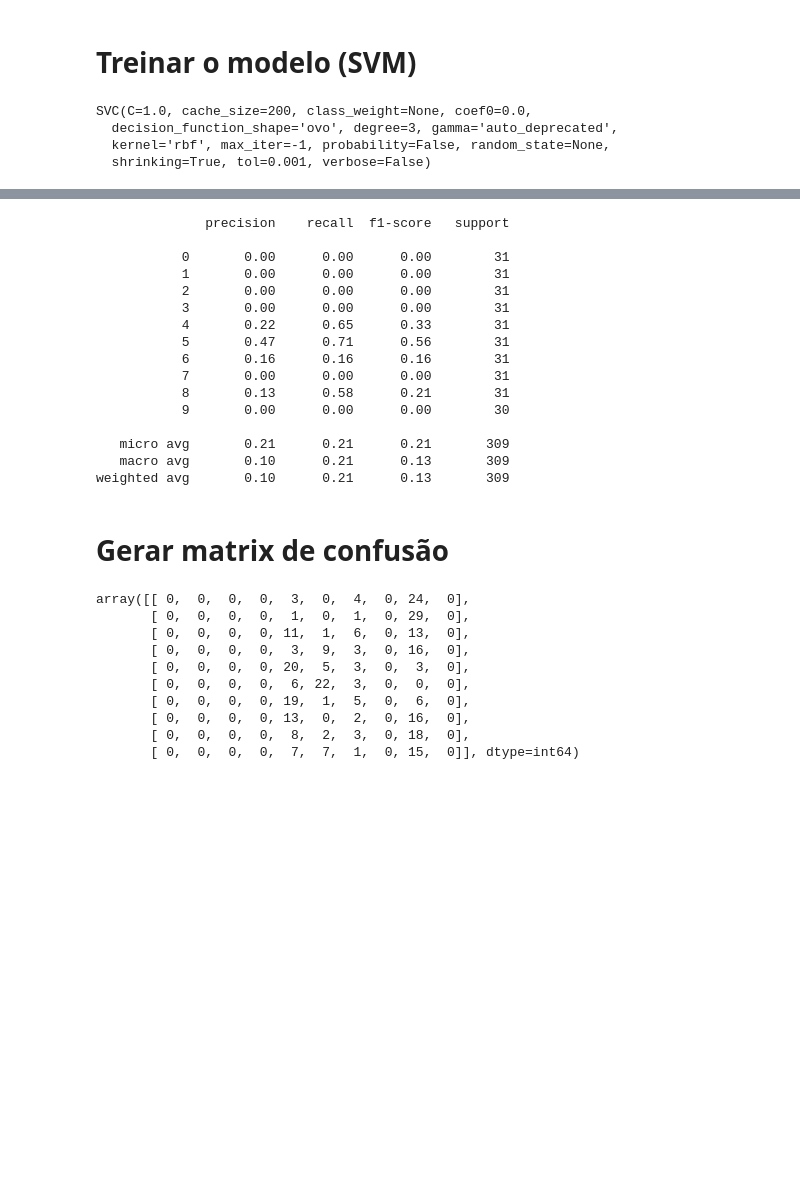
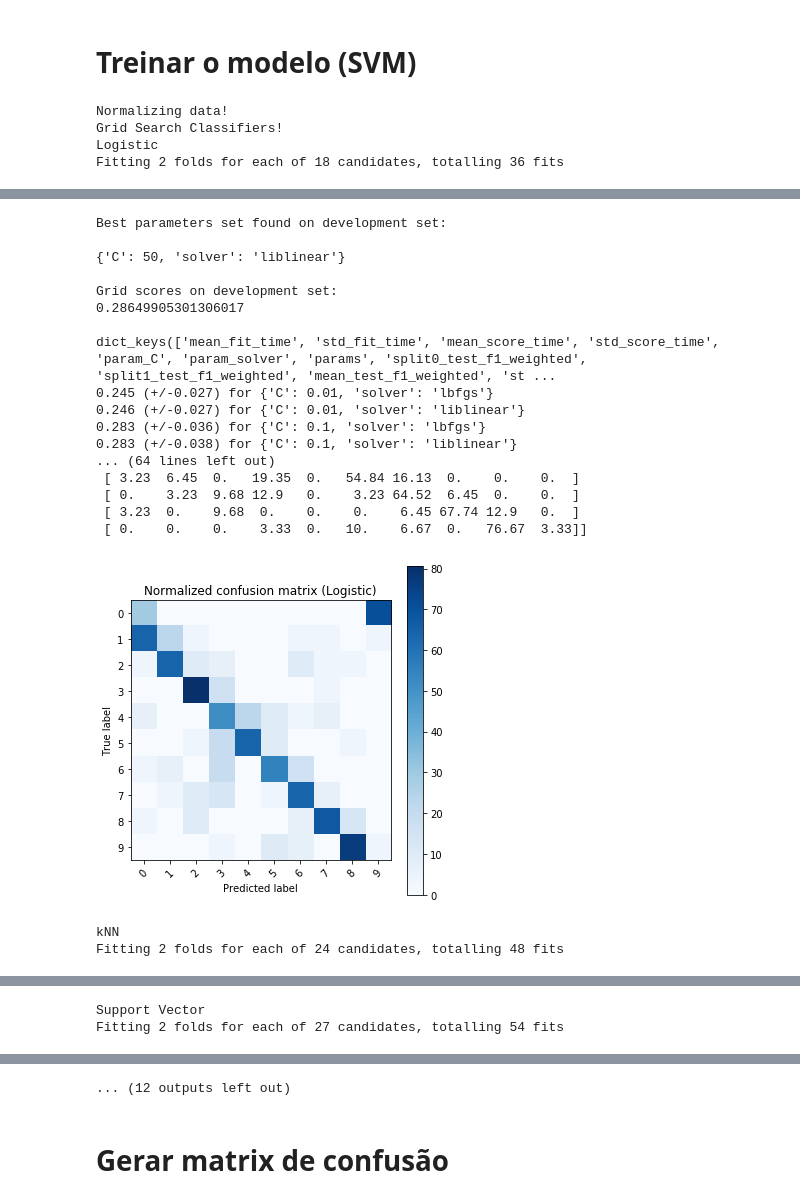
Before and after one commit to thimarcal/INF0619_SignalDigits, a Jupyter notebook: SignalLanguageDigits-DeepFeatures-ImageDataGenerator.ipynb, the cells around one changed output, grey strips where cells are left out. Drawn from its saved outputs; the diff is of its cells as text; code cells hidden in the pictures; blank space fills up the shorter version.

```diff
--- a/SignalLanguageDigits-DeepFeatures-ImageDataGenerator.ipynb
+++ b/SignalLanguageDigits-DeepFeatures-ImageDataGenerator.ipynb
@@ -156,9 +137,9 @@ val_labels = np.load(open('bottleneck_features_validation_y.npy', 'rb'))
 test_data = np.load(open('bottleneck_features_test.npy', 'rb'))
 test_labels = np.load(open('bottleneck_features_test_y.npy', 'rb'))
 # %%
-X_train = np.reshape(train_data, (train_data.shape[0], train_data.shape[3]))
-X_val = np.reshape(val_data, (val_data.shape[0], val_data.shape[3]))
-X_test = np.reshape(test_data, (test_data.shape[0], test_data.shape[3]))
+X_train = train_data
+X_val = val_data
+X_test = test_data
 
 print(X_train.shape, X_val.shape, X_test.shape)
 # %% [output]
@@ -172,12 +153,2 @@ print(train_data.shape[0], train_data.shape[3])
 # %% [markdown]
 # Treinar o modelo (SVM)
-# %%
-from sklearn import svm
-
-clf = svm.SVC(kernel='rbf', decision_function_shape='ovo')
-clf.fit(X_train, train_labels)
-# %% [output]
-SVC(C=1.0, cache_size=200, class_weight=None, coef0=0.0,
-  decision_function_shape='ovo', degree=3, gamma='auto_deprecated',
-  kernel='rbf', max_iter=-1, probability=False, random_state=None,
-  shrinking=True, tol=0.001, verbose=False)
@@ -183,0 +264,7 @@ SVC(C=1.0, cache_size=200, class_weight=None, coef0=0.0,
+# %%
+search(X_train, X_val, train_labels, val_labels)
+# %% [output]
+Normalizing data!
+Grid Search Classifiers!
+Logistic
+Fitting 2 folds for each of 18 candidates, totalling 36 fits
@@ -183,0 +278,20 @@ SVC(C=1.0, cache_size=200, class_weight=None, coef0=0.0,
+Best parameters set found on development set:
+
+{'C': 50, 'solver': 'liblinear'}
+
+Grid scores on development set:
+0.28649905301306017
+
+dict_keys(['mean_fit_time', 'std_fit_time', 'mean_score_time', 'std_score_time', 'param_C', 'param_solver', 'params', 'split0_test_f1_weighted', 'split1_test_f1_weighted', 'mean_test_f1_weighted', 'st ...
+0.245 (+/-0.027) for {'C': 0.01, 'solver': 'lbfgs'}
+0.246 (+/-0.027) for {'C': 0.01, 'solver': 'liblinear'}
+0.283 (+/-0.036) for {'C': 0.1, 'solver': 'lbfgs'}
+0.283 (+/-0.038) for {'C': 0.1, 'solver': 'liblinear'}
+... (64 lines left out)
+ [ 3.23  6.45  0.   19.35  0.   54.84 16.13  0.    0.    0.  ]
+ [ 0.    3.23  9.68 12.9   0.    3.23 64.52  6.45  0.    0.  ]
+ [ 3.23  0.    9.68  0.    0.    0.    6.45 67.74 12.9   0.  ]
+ [ 0.    0.    0.    3.33  0.   10.    6.67  0.   76.67  3.33]]
+[figure, added]
+kNN
+Fitting 2 folds for each of 24 candidates, totalling 48 fits
@@ -183,0 +324,2 @@ SVC(C=1.0, cache_size=200, class_weight=None, coef0=0.0,
+Support Vector
+Fitting 2 folds for each of 27 candidates, totalling 54 fits
@@ -184 +352,2 @@ SVC(C=1.0, cache_size=200, class_weight=None, coef0=0.0,
+... (12 outputs left out)
 # %%
@@ -186,39 +355,11 @@ y_pred = clf.predict(X_val)
 # %%
 from sklearn.metrics import classification_report
 
-report = classification_report(val_labels, y_pred)
+report = classification_report(test_labels, y_pred)
 print(report)
-# %% [output]
-              precision    recall  f1-score   support
-
-           0       0.00      0.00      0.00        31
-           1       0.00      0.00      0.00        31
-           2       0.00      0.00      0.00        31
-           3       0.00      0.00      0.00        31
-           4       0.22      0.65      0.33        31
-           5       0.47      0.71      0.56        31
-           6       0.16      0.16      0.16        31
-           7       0.00      0.00      0.00        31
-           8       0.13      0.58      0.21        31
-           9       0.00      0.00      0.00        30
-
-   micro avg       0.21      0.21      0.21       309
-   macro avg       0.10      0.21      0.13       309
-weighted avg       0.10      0.21      0.13       309
 # %% [markdown]
 # Gerar matrix de confusão
 # %%
 from sklearn.metrics import confusion_matrix
 
-confusion_matrix(val_labels, y_pred)
+confusion_matrix(test_labels, y_pred)
-# %% [output]
-array([[ 0,  0,  0,  0,  3,  0,  4,  0, 24,  0],
-       [ 0,  0,  0,  0,  1,  0,  1,  0, 29,  0],
-       [ 0,  0,  0,  0, 11,  1,  6,  0, 13,  0],
-       [ 0,  0,  0,  0,  3,  9,  3,  0, 16,  0],
-       [ 0,  0,  0,  0, 20,  5,  3,  0,  3,  0],
-       [ 0,  0,  0,  0,  6, 22,  3,  0,  0,  0],
-       [ 0,  0,  0,  0, 19,  1,  5,  0,  6,  0],
-       [ 0,  0,  0,  0, 13,  0,  2,  0, 16,  0],
-       [ 0,  0,  0,  0,  8,  2,  3,  0, 18,  0],
-       [ 0,  0,  0,  0,  7,  7,  1,  0, 15,  0]], dtype=int64)
```
Also changed, not shown: parts of 20 cells of this notebook, 8 other files.
